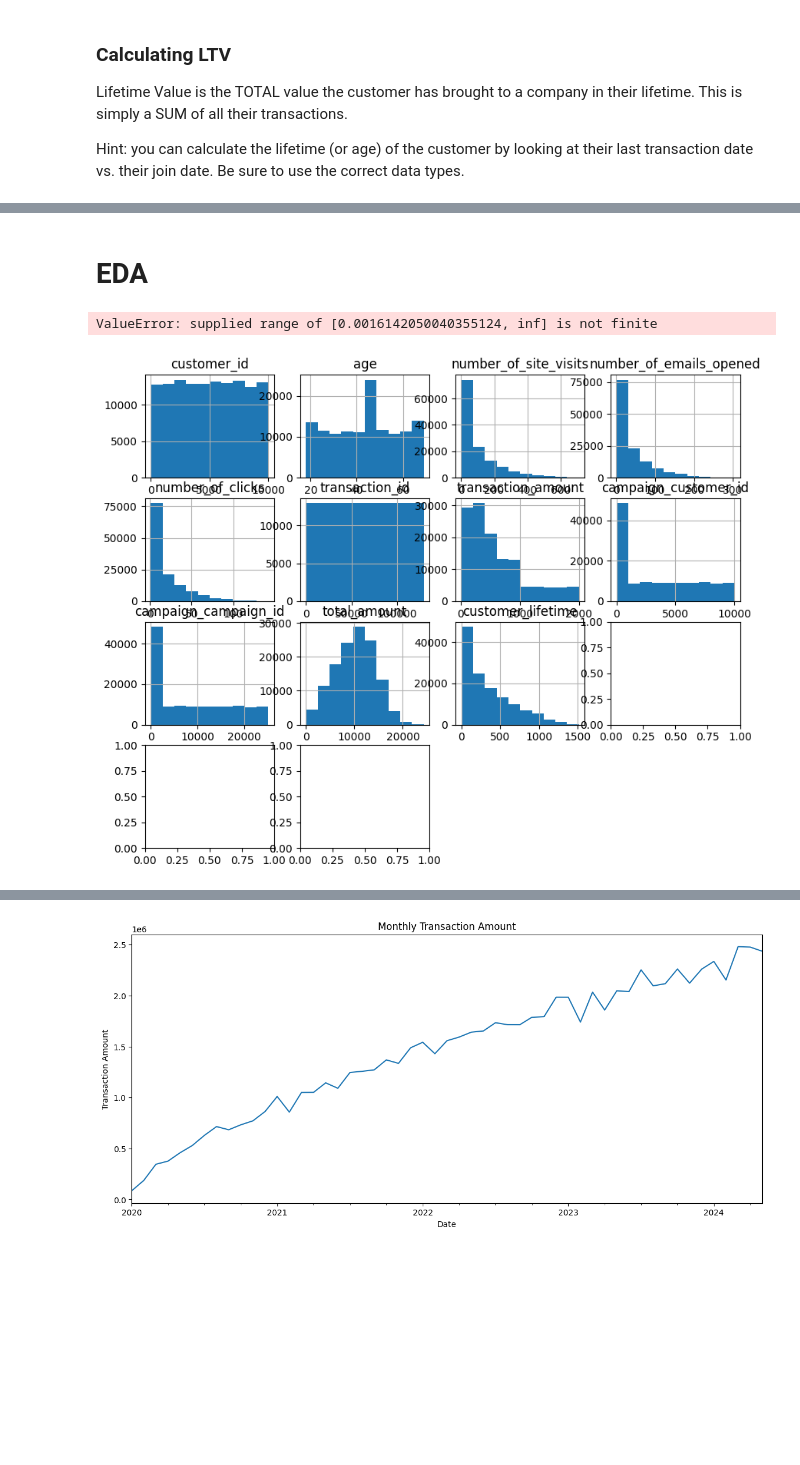
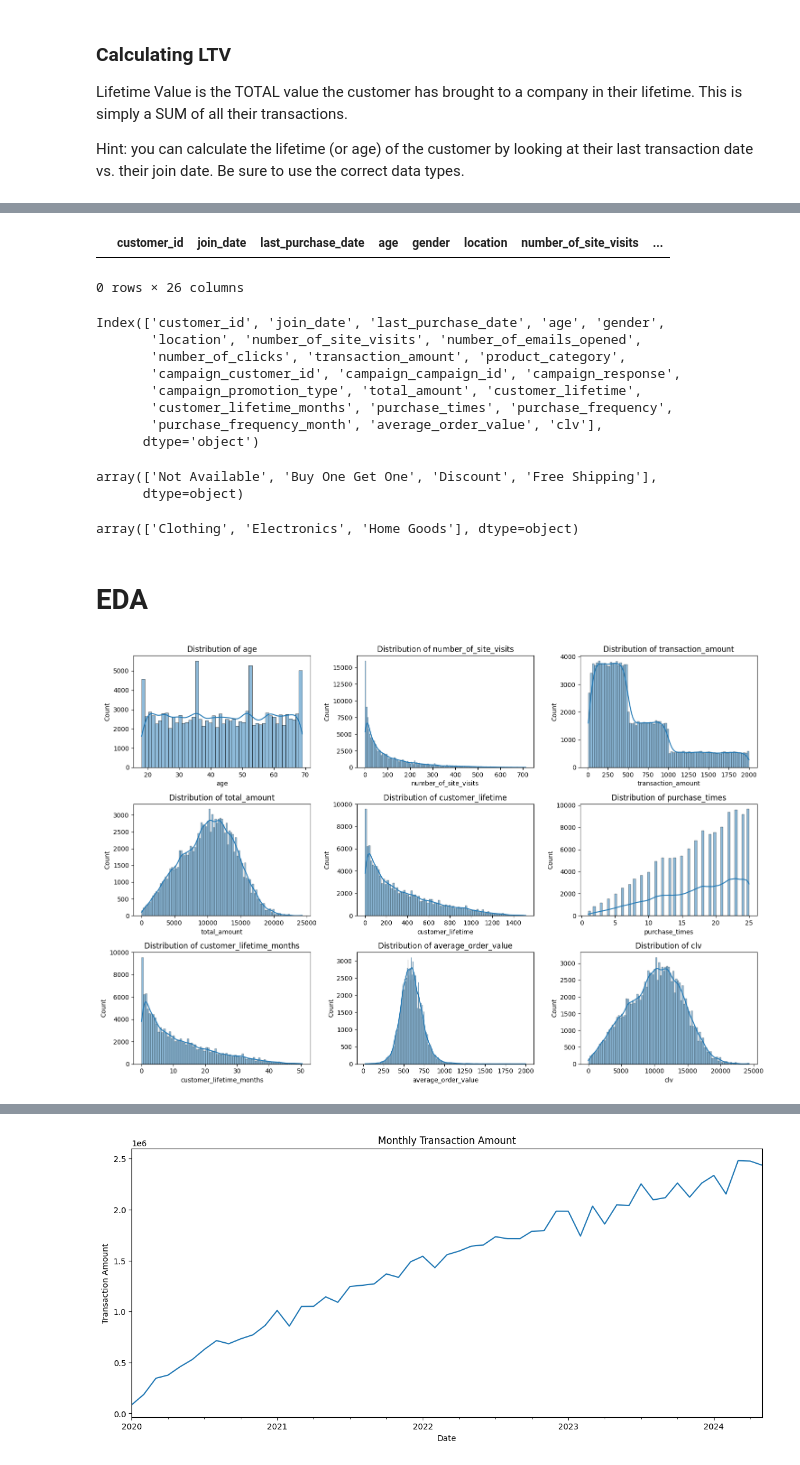
Before and after one commit to EvaW01/schulich_data_science_Xinyue-Wang, a Jupyter notebook: MBAN6110/A2_eva.ipynb, the cells around one changed output, grey strips where cells are left out. Drawn from its saved outputs; the diff is of its cells as text; code cells hidden in the pictures; blank space fills up the shorter version.

```diff
--- a/MBAN6110/A2_eva.ipynb
+++ b/MBAN6110/A2_eva.ipynb
@@ -458,27 +471,41 @@ total_amount_per_customer = df_merged.groupby('customer_id')['transaction_amount
 # %%
+# Calculate the total transaction amount for each customer
+total_amount_per_customer = df_merged.groupby('customer_id')['transaction_amount'].sum()
+
 # Calculating customer lifecycle
 first_purchase = transactions.groupby('customer_id')['transaction_date'].min()
 last_purchase = transactions.groupby('customer_id')['transaction_date'].max()
-customer_lifetime = (last_purchase - first_purchase).dt.days
+customer_lifetime = (last_purchase - first_purchase).dt.days + 1
+
+# 将customer_lifetime中等于0的值替换为1
+# customer_lifetime = customer_lifetime.replace(0, 1)
+
+customer_lifetime_months = customer_lifetime / 30
 
 # 计算平均购买频率
-purchase_frequency = df_merged.groupby('customer_id').size() / customer_lifetime
+purchase_times = df_merged.groupby('customer_id').size()
+purchase_frequency = purchase_times / customer_lifetime
+purchase_frequency_month = purchase_times / customer_lifetime_months
+
 
 # 计算每次购买的平均价值
-average_order_value = total_amount_per_customer / df_merged.groupby('customer_id').size()
+average_order_value = total_amount_per_customer / purchase_times
 
 # 计算CLV
 clv = average_order_value * purchase_frequency * customer_lifetime
-clv = clv.fillna(0)  # 如果有缺失值，将其填充为0
+#clv = clv.fillna(0)  # 如果有缺失值，将其填充为0
 
 # 合并结果
 Clv = pd.DataFrame({
     'total_amount': total_amount_per_customer,
     'customer_lifetime': customer_lifetime,
+    'customer_lifetime_months': customer_lifetime_months,
+    'purchase_times': purchase_times,
     'purchase_frequency': purchase_frequency,
+    'purchase_frequency_month': purchase_frequency_month,
     'average_order_value': average_order_value,
     'clv': clv
 })
 
-print(Clv)
+Clv
 # %% [output]
@@ -545,10 +597,30 @@ memory usage: 22.7+ MB
+# %%
+df_final[df_final['transaction_id'].duplicated()]
+# %% [output]
+|  | customer_id | join_date | last_purchase_date | age | gender | location | number_of_site_visits | ... |
+0 rows × 26 columns
+# %%
+df_final.columns
+# %% [output]
+Index(['customer_id', 'join_date', 'last_purchase_date', 'age', 'gender',
+       'location', 'number_of_site_visits', 'number_of_emails_opened',
+       'number_of_clicks', 'transaction_amount', 'product_category',
+       'campaign_customer_id', 'campaign_campaign_id', 'campaign_response',
+       'campaign_promotion_type', 'total_amount', 'customer_lifetime',
+       'customer_lifetime_months', 'purchase_times', 'purchase_frequency',
+       'purchase_frequency_month', 'average_order_value', 'clv'],
+      dtype='object')
+# %%
+# Drop columns
+df_final = df_final.drop(columns=['transaction_id', 'campaign_campaign_date'])
+# %%
+df_final['campaign_promotion_type'].unique()
+# %% [output]
+array(['Not Available', 'Buy One Get One', 'Discount', 'Free Shipping'],
+      dtype=object)
+# %%
+df_final['product_category'].unique()
+# %% [output]
+array(['Clothing', 'Electronics', 'Home Goods'], dtype=object)
 # %% [markdown]
 # EDA
-# %%
-numeric_features = df_final.select_dtypes(include=['float64', 'int64']).columns
-df_final[numeric_features].hist(figsize=(10, 8))
-plt.tight_layout()
-plt.show()
-# %% [output]
-ValueError: supplied range of [0.0016142050040355124, inf] is not finite
-[figure, removed]
@@ -554,0 +629,15 @@ ValueError: supplied range of [0.0016142050040355124, inf] is not finite
+# %%
+# Distribution of Numerical Features
+numerical_features = ['age', 'number_of_site_visits', 'transaction_amount', 'total_amount', 'customer_lifetime', 'purchase_times',
+       'customer_lifetime_months', 'average_order_value', 'clv']
+
+# Plotting the distribution of numerical features
+plt.figure(figsize=(15, 10))
+for i, feature in enumerate(numerical_features):
+    plt.subplot(3, 3, i+1)
+    sns.histplot(df_final[feature], kde=True)
+    plt.title(f'Distribution of {feature}')
+plt.tight_layout()
+plt.show()
+# %% [output]
+[figure, added]
```
Also changed, not shown: parts of 12 cells of this notebook.
